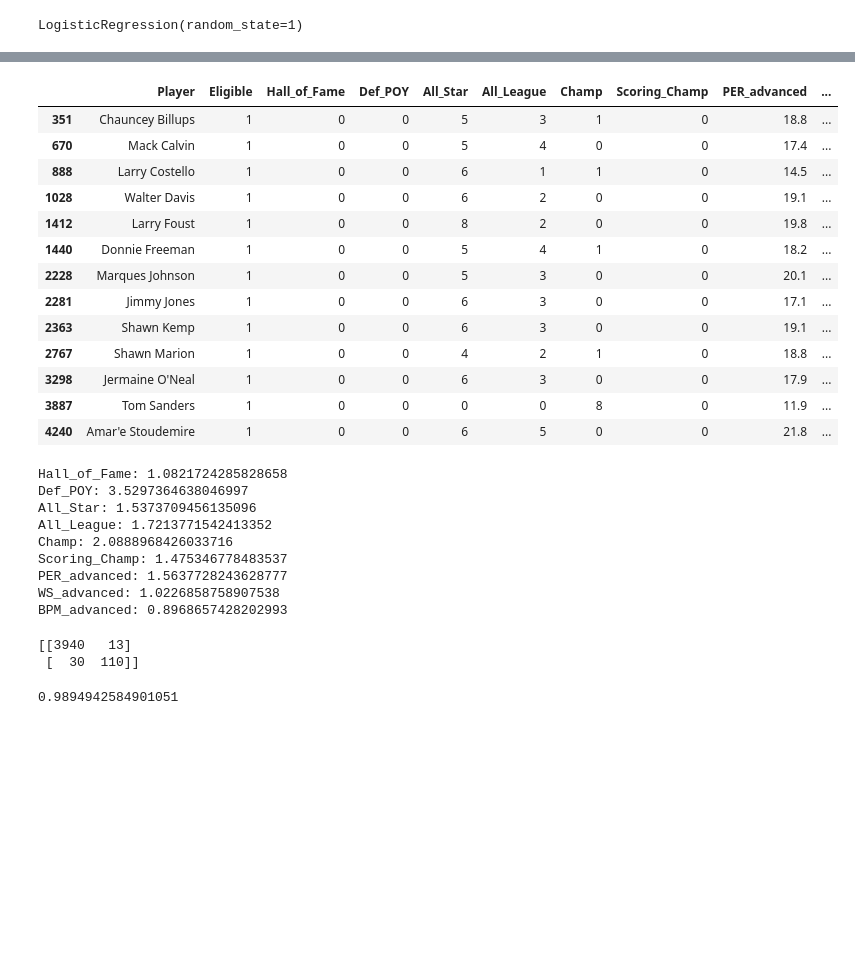
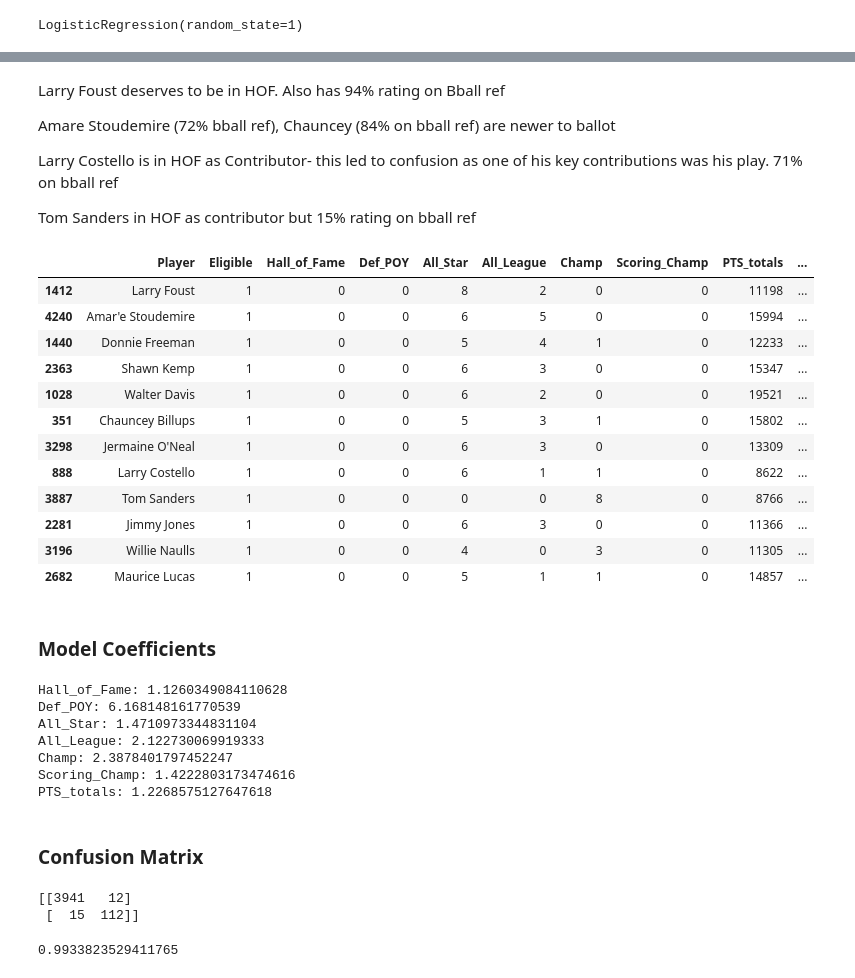
Before and after one commit to frankwillard/NBA-Hall-Of-Fame-Model, a Jupyter notebook: Hall_of_Fame_Modeling.ipynb, the cells around one changed output, grey strips where cells are left out. Cells and saved outputs as stored; diff of their text form; code cells hidden in the pictures; blank space fills up the shorter version.

```diff
--- a/Hall_of_Fame_Modeling.ipynb
+++ b/Hall_of_Fame_Modeling.ipynb
@@ -150,8 +156,10 @@ Index(['Player', 'Eligible', 'Position', 'Hall_of_Fame', 'MVP', 'Finals_MVP',
       dtype='object')
 # %%
 # 'Finals_MVP', 'BLK_totals', 'VORP_advanced', 'STL_totals', 'TS%_advanced', 'All_Defensive', 'AST_Champ', 'TRB_totals', 'AST_totals'
-model_cols = ['Player', 'Eligible', 'Hall_of_Fame', 'Def_POY', 'All_Star', 'All_League', 'Champ', 'Scoring_Champ',  # accolades
-    'PER_advanced', 'WS_advanced', 'BPM_advanced', 'PTS_totals'] # stats
+
+# 'BPM_advanced', 'WS_advanced',
+model_cols = ['Player', 'Eligible', 'Hall_of_Fame', 'Def_POY', 'All_Star', 'All_League', 'Champ', 'Scoring_Champ', # accolades
+       'PTS_totals'] # stats
 df = model_df[model_cols]
 df
 # %% [output]
@@ -171,6 +179,14 @@ df
 # %%
 eligible_df = df[df['Eligible'] == 1]
 noneligible_df = df[df['Eligible'] == 0]
+# %%
+extraneous_players = ['Maurice Stokes', 'Bill Bradley', 'Toni Kukoč',
+       'Calvin Murphy', 'Vlade Divac', 'Buddy Jeannette',
+       'Dražen Petrović', 'Al Cervi', 'Arvydas Sabonis',
+       'Šarūnas Marčiulionis', 'Dino Radja', 'Chuck Cooper',
+       'Bob Houbregs']
+
+eligible_df = eligible_df[~eligible_df['Player'].isin(extraneous_players)]
 # %%
 X_eligible = eligible_df.iloc[:, 3:].values
 y_eligible = eligible_df.iloc[:, 2].values
@@ -245,35 +358,44 @@ eligible_df[(eligible_df['pred'] < 0.5) & (eligible_df['Hall_of_Fame'] == 1)]
+# %% [markdown]
+Larry Foust deserves to be in HOF. Also has 94% rating on Bball ref
+
+Amare Stoudemire (72% bball ref), Chauncey (84% on bball ref) are newer to ballot
+
+Larry Costello is in HOF as Contributor- this led to confusion as one of his key contributions was his play. 71% on bball ref
+
+Tom Sanders in HOF as contributor but 15% rating on bball ref
 # %%
-eligible_df[(eligible_df['pred'] > 0.5) & (eligible_df['Hall_of_Fame'] == 0)]
+eligible_df[(eligible_df['pred'] > 0.5) & (eligible_df['Hall_of_Fame'] == 0)].sort_values(by='pred', ascending=False)
 # %% [output]
-|  | Player | Eligible | Hall_of_Fame | Def_POY | All_Star | All_League | Champ | Scoring_Champ | PER_advanced | ... |
-| 351 | Chauncey Billups | 1 | 0 | 0 | 5 | 3 | 1 | 0 | 18.8 | ... |
-| 670 | Mack Calvin | 1 | 0 | 0 | 5 | 4 | 0 | 0 | 17.4 | ... |
-| 888 | Larry Costello | 1 | 0 | 0 | 6 | 1 | 1 | 0 | 14.5 | ... |
-| 1028 | Walter Davis | 1 | 0 | 0 | 6 | 2 | 0 | 0 | 19.1 | ... |
-| 1412 | Larry Foust | 1 | 0 | 0 | 8 | 2 | 0 | 0 | 19.8 | ... |
-| 1440 | Donnie Freeman | 1 | 0 | 0 | 5 | 4 | 1 | 0 | 18.2 | ... |
-| 2228 | Marques Johnson | 1 | 0 | 0 | 5 | 3 | 0 | 0 | 20.1 | ... |
-| 2281 | Jimmy Jones | 1 | 0 | 0 | 6 | 3 | 0 | 0 | 17.1 | ... |
-| 2363 | Shawn Kemp | 1 | 0 | 0 | 6 | 3 | 0 | 0 | 19.1 | ... |
-| 2767 | Shawn Marion | 1 | 0 | 0 | 4 | 2 | 1 | 0 | 18.8 | ... |
-| 3298 | Jermaine O'Neal | 1 | 0 | 0 | 6 | 3 | 0 | 0 | 17.9 | ... |
-| 3887 | Tom Sanders | 1 | 0 | 0 | 0 | 0 | 8 | 0 | 11.9 | ... |
-| 4240 | Amar'e Stoudemire | 1 | 0 | 0 | 6 | 5 | 0 | 0 | 21.8 | ... |
+|  | Player | Eligible | Hall_of_Fame | Def_POY | All_Star | All_League | Champ | Scoring_Champ | PTS_totals | ... |
+| 1412 | Larry Foust | 1 | 0 | 0 | 8 | 2 | 0 | 0 | 11198 | ... |
+| 4240 | Amar'e Stoudemire | 1 | 0 | 0 | 6 | 5 | 0 | 0 | 15994 | ... |
+| 1440 | Donnie Freeman | 1 | 0 | 0 | 5 | 4 | 1 | 0 | 12233 | ... |
+| 2363 | Shawn Kemp | 1 | 0 | 0 | 6 | 3 | 0 | 0 | 15347 | ... |
+| 1028 | Walter Davis | 1 | 0 | 0 | 6 | 2 | 0 | 0 | 19521 | ... |
+| 351 | Chauncey Billups | 1 | 0 | 0 | 5 | 3 | 1 | 0 | 15802 | ... |
+| 3298 | Jermaine O'Neal | 1 | 0 | 0 | 6 | 3 | 0 | 0 | 13309 | ... |
+| 888 | Larry Costello | 1 | 0 | 0 | 6 | 1 | 1 | 0 | 8622 | ... |
+| 3887 | Tom Sanders | 1 | 0 | 0 | 0 | 0 | 8 | 0 | 8766 | ... |
+| 2281 | Jimmy Jones | 1 | 0 | 0 | 6 | 3 | 0 | 0 | 11366 | ... |
+| 3196 | Willie Naulls | 1 | 0 | 0 | 4 | 0 | 3 | 0 | 11305 | ... |
+| 2682 | Maurice Lucas | 1 | 0 | 0 | 5 | 1 | 1 | 0 | 14857 | ... |
 # %%
 #eligible_df.sort_values(by='PER_advanced', ascending=False)
+# %% [markdown]
+### Model Coefficients
 # %%
 for col, coef in zip(model_cols[2:], classifier.coef_[0]):
   print(f"{col}: {exp(coef)}")
 # %% [output]
-Hall_of_Fame: 1.0821724285828658
-Def_POY: 3.5297364638046997
-All_Star: 1.5373709456135096
-All_League: 1.7213771542413352
-Champ: 2.0888968426033716
-Scoring_Champ: 1.475346778483537
-PER_advanced: 1.5637728243628777
-WS_advanced: 1.0226858758907538
-BPM_advanced: 0.8968657428202993
+Hall_of_Fame: 1.1260349084110628
+Def_POY: 6.168148161770539
+All_Star: 1.4710973344831104
+All_League: 2.122730069919333
+Champ: 2.3878401797452247
+Scoring_Champ: 1.4222803173474616
+PTS_totals: 1.2268575127647618
+# %% [markdown]
+### Confusion Matrix
 # %%
 from sklearn.metrics import confusion_matrix, accuracy_score
 cm = confusion_matrix(y_eligible, y_train_pred)
@@ -282,6 +404,6 @@ cm = confusion_matrix(y_eligible, y_train_pred)
 print(cm)
 accuracy_score(y_eligible, y_train_pred)
 # %% [output]
-[[3940   13]
- [  30  110]]
+[[3941   12]
+ [  15  112]]
-0.9894942584901051
+0.9933823529411765
```
Also changed, not shown: parts of 18 cells of this notebook.
